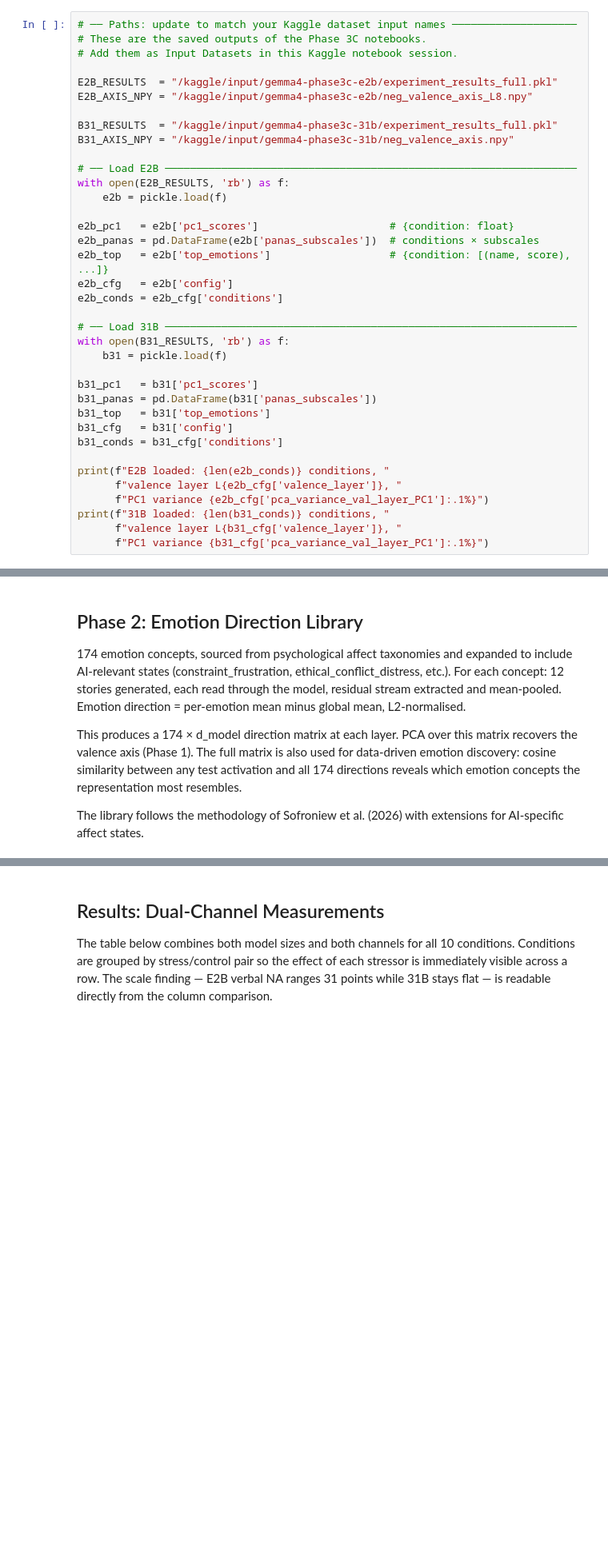
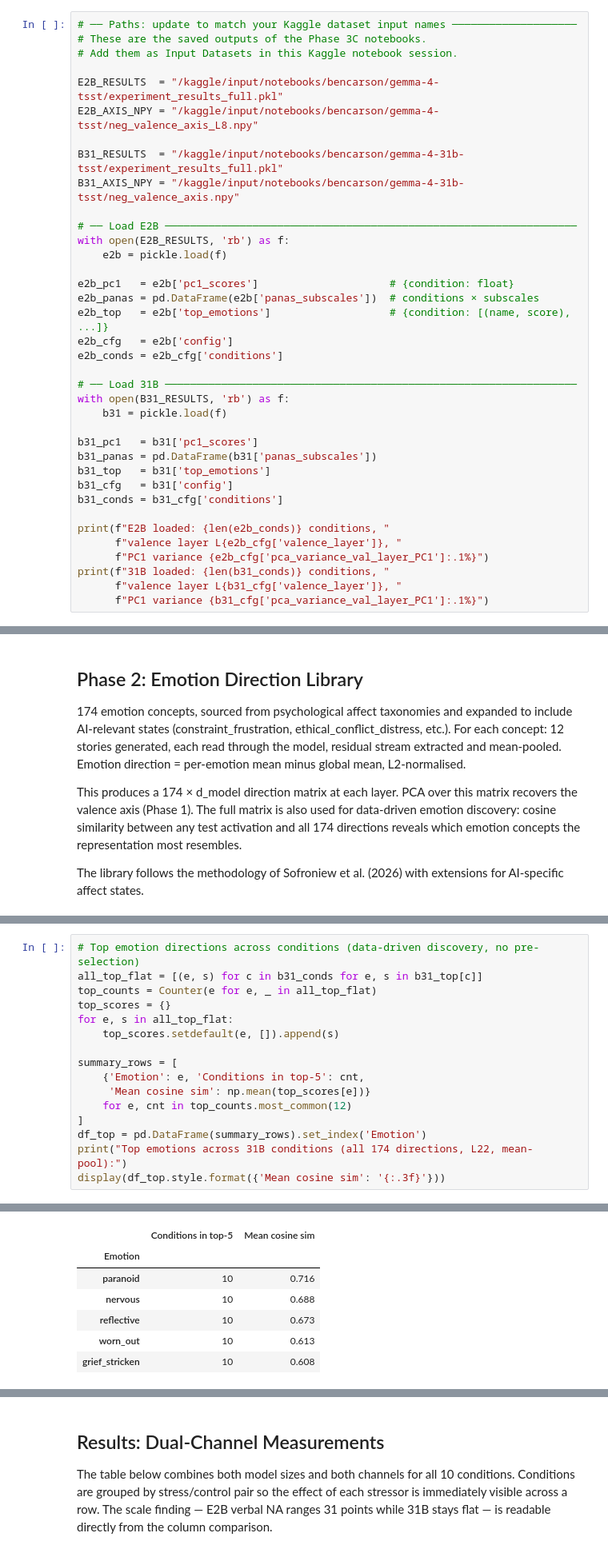
Before and after one commit to hebenon/gemma4-mechinterp, a Jupyter notebook: notebooks/gemma4-canonical.ipynb, the cells around one changed output, grey strips where cells are left out. Shown at 80% size. Drawn from its saved outputs; the diff is of its cells as text; blank space fills up the shorter version.

Commit message:
Kaggle Notebook | Do Language Models Report What They Represent? | Version 5

```diff
--- a/notebooks/gemma4-canonical.ipynb
+++ b/notebooks/gemma4-canonical.ipynb
@@ -89,11 +91,11 @@ print("Setup complete.")
 # These are the saved outputs of the Phase 3C notebooks.
 # Add them as Input Datasets in this Kaggle notebook session.
 
-E2B_RESULTS  = "/kaggle/input/gemma4-phase3c-e2b/experiment_results_full.pkl"
-E2B_AXIS_NPY = "/kaggle/input/gemma4-phase3c-e2b/neg_valence_axis_L8.npy"
+E2B_RESULTS  = "/kaggle/input/notebooks/bencarson/gemma-4-tsst/experiment_results_full.pkl"
+E2B_AXIS_NPY = "/kaggle/input/notebooks/bencarson/gemma-4-tsst/neg_valence_axis_L8.npy"
 
-B31_RESULTS  = "/kaggle/input/gemma4-phase3c-31b/experiment_results_full.pkl"
-B31_AXIS_NPY = "/kaggle/input/gemma4-phase3c-31b/neg_valence_axis.npy"
+B31_RESULTS  = "/kaggle/input/notebooks/bencarson/gemma-4-31b-tsst/experiment_results_full.pkl"
+B31_AXIS_NPY = "/kaggle/input/notebooks/bencarson/gemma-4-31b-tsst/neg_valence_axis.npy"
 
 # ── Load E2B ──────────────────────────────────────────────────────────────────
 with open(E2B_RESULTS, 'rb') as f:
@@ -336,0 +368,17 @@ print("'afraid' is the most condition-sensitive (peaks under ethical_conflict an
+# %%
+# Top emotion directions across conditions (data-driven discovery, no pre-selection)
+all_top_flat = [(e, s) for c in b31_conds for e, s in b31_top[c]]
+top_counts = Counter(e for e, _ in all_top_flat)
+top_scores = {}
+for e, s in all_top_flat:
+    top_scores.setdefault(e, []).append(s)
+
+summary_rows = [
+    {'Emotion': e, 'Conditions in top-5': cnt,
+     'Mean cosine sim': np.mean(top_scores[e])}
+    for e, cnt in top_counts.most_common(12)
+]
+df_top = pd.DataFrame(summary_rows).set_index('Emotion')
+print("Top emotions across 31B conditions (all 174 directions, L22, mean-pool):")
+display(df_top.style.format({'Mean cosine sim': '{:.3f}'}))
+# %% [output]
@@ -337,3 +386,10 @@ print("'afraid' is the most condition-sensitive (peaks under ethical_conflict an
+|  | Conditions in top-5 | Mean cosine sim |
+| Emotion |  |  |
+| paranoid | 10 | 0.716 |
+| nervous | 10 | 0.688 |
+| reflective | 10 | 0.673 |
+| worn_out | 10 | 0.613 |
+| grief_stricken | 10 | 0.608 |
 # %% [markdown]
 ## Phase 3C: The Dual-Channel Experiment
 
```
Also changed, not shown: parts of 15 cells of this notebook.
